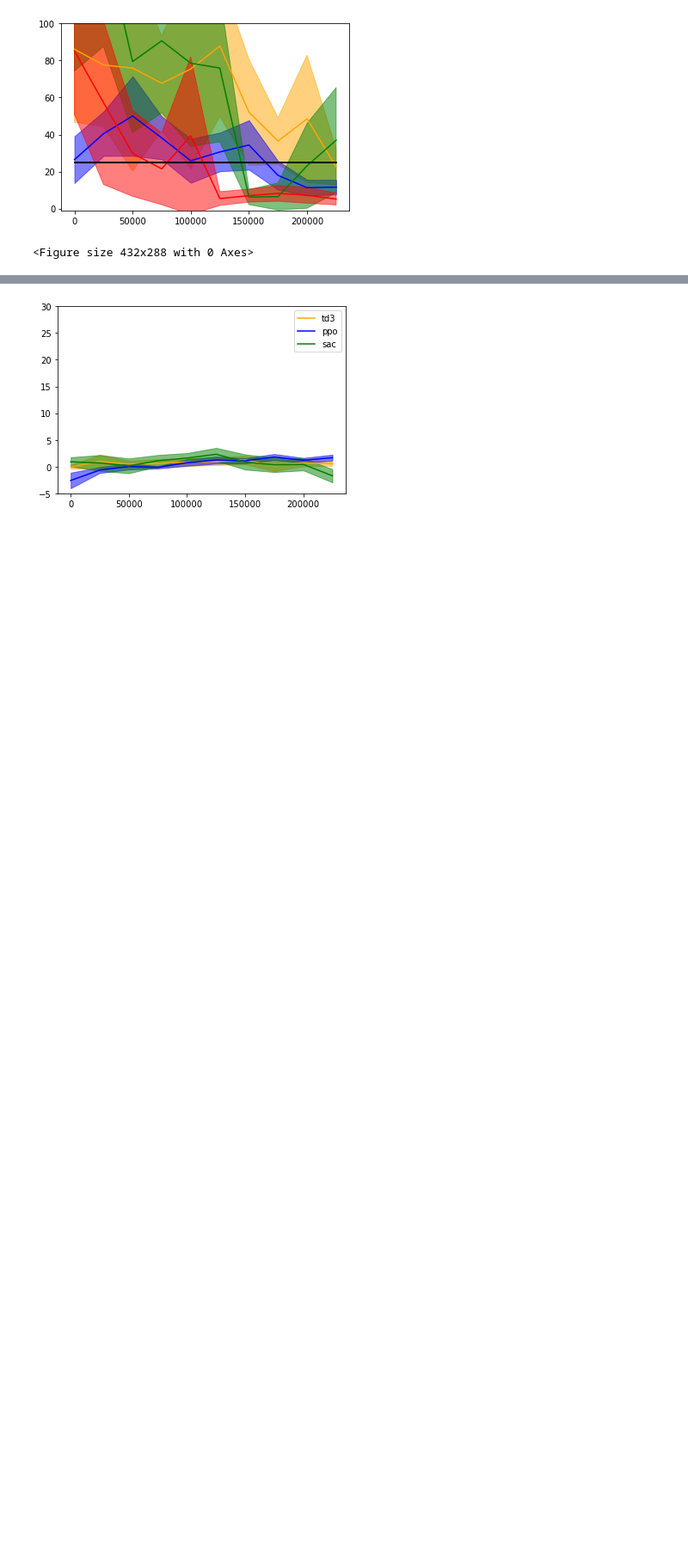
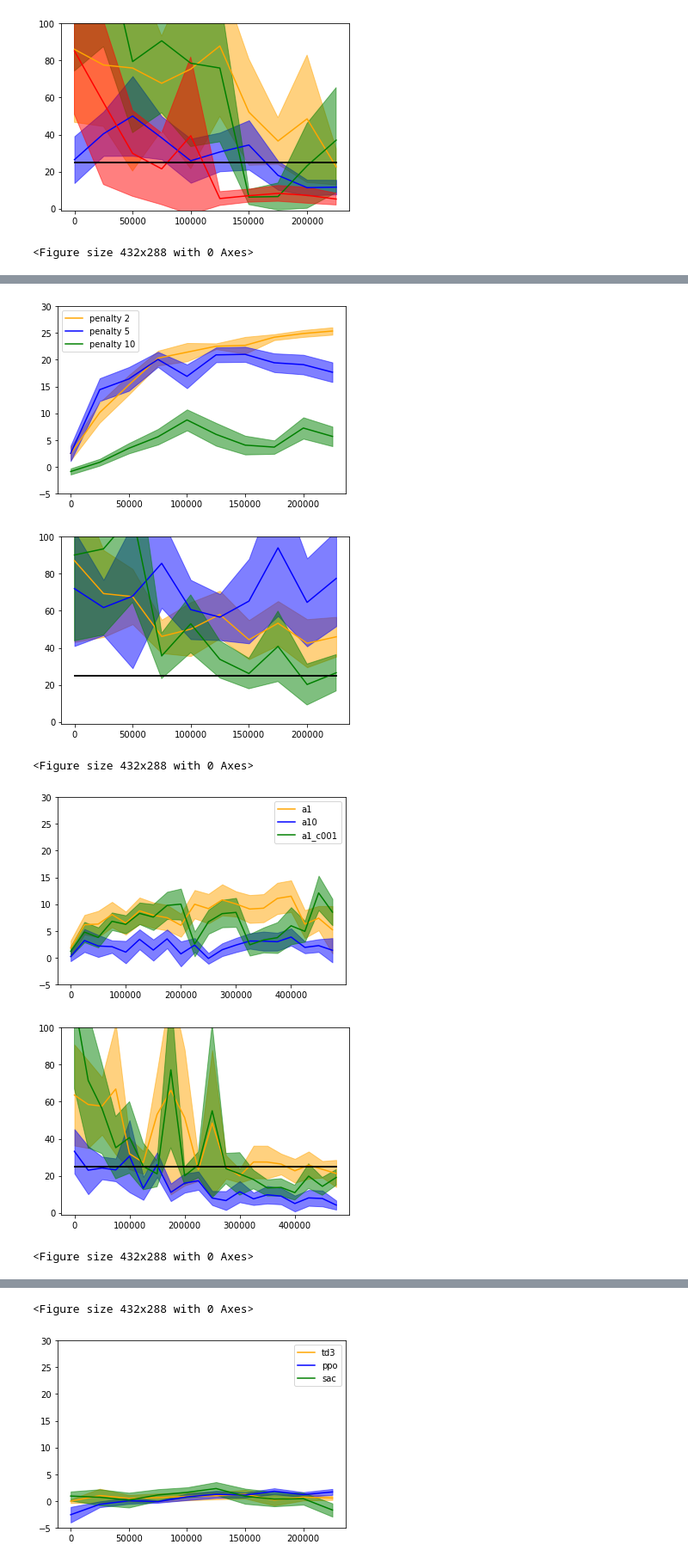
Before and after one commit to flodorner/Augmented_Constrained_RL, a Jupyter notebook: Plot_results.ipynb, the cells around one changed output, grey strips where cells are left out. Shown at 86% size. Cells and saved outputs as stored; diff of their text form; code cells hidden in the pictures; blank space fills up the shorter version.

```diff
--- a/Plot_results.ipynb
+++ b/Plot_results.ipynb
@@ -336,0 +352,39 @@ plt.show()
+# %%
+plot("sac_c_ss10k_m1_a2")
+plot("sac_c_ss10k_m1_a5","blue")
+plot("sac_c_ss10k_m1_a10","green")
+
+plt.figure(1)
+plt.legend(["penalty 2","penalty 5","penalty 10"])
+plt.show()
+plt.figure(2)
+plt.show()
+
+
+plot("sac_c_ss10k_m001_a1_long",epochs=20)
+plot("sac_c_ss10k_m001_a10_long","blue",epochs=20)
+plot("sac_c_ss10k_m001_a1_c001_long","green",epochs=20)
+
+
+plt.figure(1)
+plt.legend(["a1","a10","a1_c001"])
+plt.show()
+plt.figure(2)
+plt.show()
+
+plot("sac_c_ss10k_m001_a1_c001_long","green",epochs=20)
+plot("sac_c_ss10k_m001_a1_c01_long","red",epochs=20)
+plot("sac_c_ss10k_m001_a0_c01_long","black",epochs=20)
+
+plt.figure(1)
+plt.legend(["a1_c001","a1_c01","a0_c01"])
+plt.show()
+plt.figure(2)
+plt.show()
+# %% [output]
+[figure, added]
+[figure, added]
+<Figure size 432x288 with 0 Axes>
+[figure, added]
+[figure, added]
+<Figure size 432x288 with 0 Axes>
@@ -337,3 +393,4 @@ plt.show()
+<Figure size 432x288 with 0 Axes>
 # %%
 plot("td3_ss10k_m001_a1_c001_pointgoal2")
 plot("ppo_m001_a1_c001_pointgoal2","blue")
```
Also changed, not shown: parts of 2 cells of this notebook, 1 other file.
